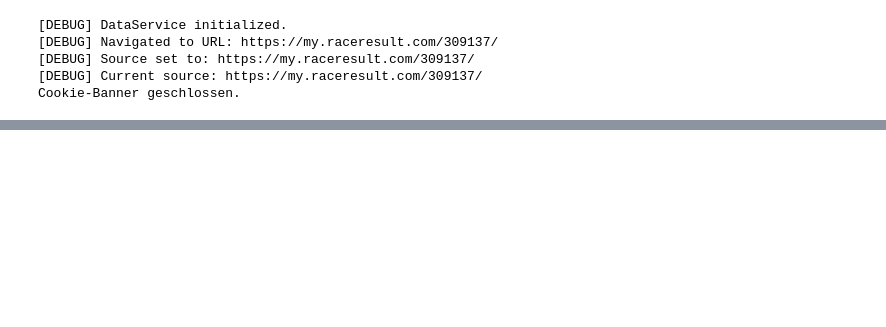
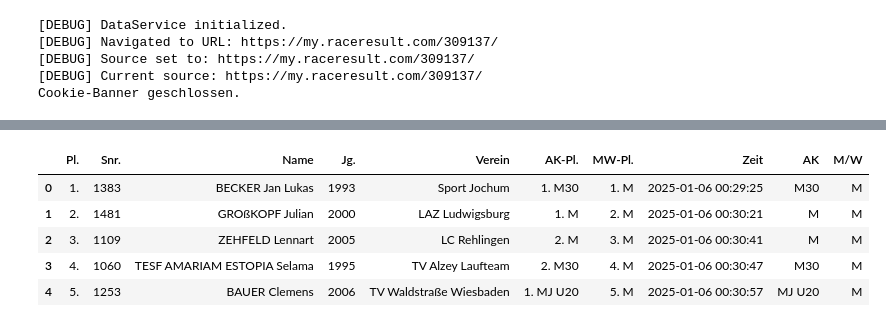
Before and after one commit to janikWa/RaceReport, a Jupyter notebook: report_test.ipynb, the cells around one changed output, grey strips where cells are left out. Saved outputs shown, nothing was run; the diff lists cells and outputs as text; code cells hidden in the pictures; blank space fills up the shorter version.

```diff
--- a/report_test.ipynb
+++ b/report_test.ipynb
@@ -82,0 +60,4 @@ obj.dataFrame
+# %%
+race = DataService()
+
+df = race.scrape_data("https://my.raceresult.com/309137/")
@@ -82,0 +71,9 @@ obj.dataFrame
+# %%
+df.head()
+# %% [output]
+|  | Pl. | Snr. | Name | Jg. | Verein | AK-Pl. | MW-Pl. | Zeit | AK | M/W |
+| 0 | 1. | 1383 | BECKER Jan Lukas | 1993 | Sport Jochum | 1. M30 | 1. M | 2025-01-06 00:29:25 | M30 | M |
+| 1 | 2. | 1481 | GROßKOPF Julian | 2000 | LAZ Ludwigsburg | 1. M | 2. M | 2025-01-06 00:30:21 | M | M |
+| 2 | 3. | 1109 | ZEHFELD Lennart | 2005 | LC Rehlingen | 2. M | 3. M | 2025-01-06 00:30:41 | M | M |
+| 3 | 4. | 1060 | TESF AMARIAM ESTOPIA Selama | 1995 | TV Alzey Laufteam | 2. M30 | 4. M | 2025-01-06 00:30:47 | M30 | M |
+| 4 | 5. | 1253 | BAUER Clemens | 2006 | TV Waldstraße Wiesbaden | 1. MJ U20 | 5. M | 2025-01-06 00:30:57 | MJ U20 | M |
```
Also changed, not shown: parts of 11 cells of this notebook, 18 other files.
